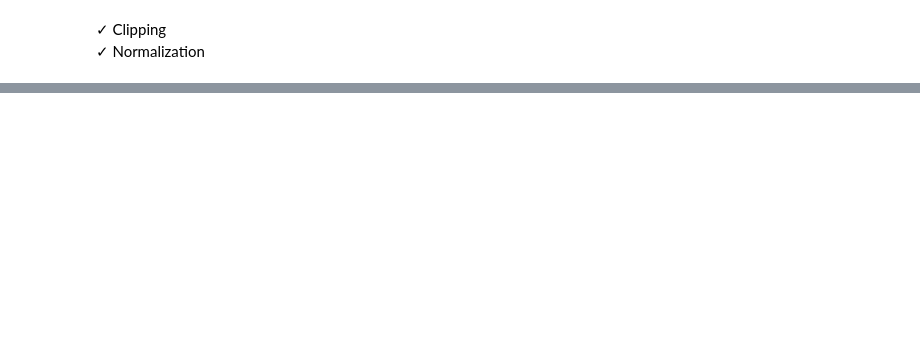
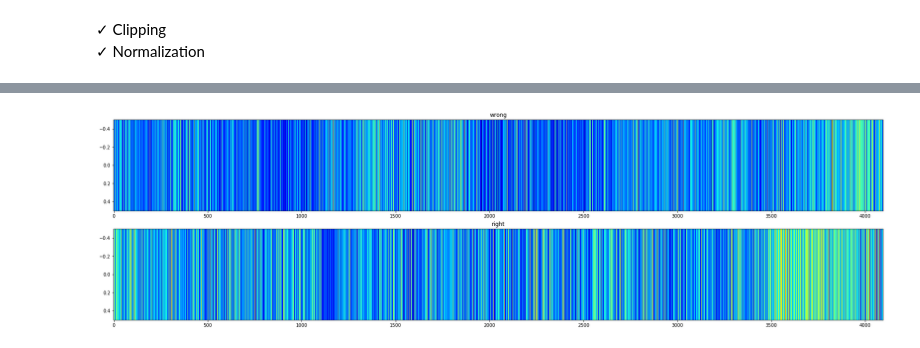
Before and after one commit to sheep02/kaggle, a Jupyter notebook: LANL-Earthquake-Prediction/notebook/LANL EDA.ipynb, the cells around one changed output, grey strips where cells are left out. Cells and saved outputs as stored; diff of their text form; code cells hidden in the pictures; blank space fills up the shorter version.

```diff
--- a/LANL-Earthquake-Prediction/notebook/LANL EDA.ipynb
+++ b/LANL-Earthquake-Prediction/notebook/LANL EDA.ipynb
@@ -644,7 +644,7 @@ Correct: 1309
 Oh...
 Next, try clipping.
 # %%
-for pad in np.random.randint(0, high=1200_000-seg_nrows-1, size=5): #[436961]:
+for pad in np.random.randint(0, high=1200_000-seg_nrows-1, size=4*5): #[436961]:
     print(pad)
     print(f"Correct: {4096-(((pad + 4096) - 4094) % 4096)}")
 
@@ -665,7 +665,7 @@ for pad in np.random.randint(0, high=1200_000-seg_nrows-1, size=5): #[436961]:
         )
     )
 
-    breakpoints_0 = np.argsort(np.array(distances).T)[:,::-1][:,:20]
+    breakpoints_0 = np.argsort(np.array(distances).T)[:,::-1][:,:50]
 
     distances = []
 
@@ -684,9 +684,9 @@ for pad in np.random.randint(0, high=1200_000-seg_nrows-1, size=5): #[436961]:
         )
     )
 
-    breakpoints_1 = (start_idx + np.argsort(np.array(distances).T)[:,::-1][:,:20]) % 4096
+    breakpoints_1 = (start_idx + np.argsort(np.array(distances).T)[:,::-1][:,:100]) % 4096
 
-    print(breakpoints_0, '\n',breakpoints_1)
+    print(breakpoints_0)#, '\n',breakpoints_1)
 
     answer = 0
     if breakpoints_0[0][0] == breakpoints_0[1][0] == breakpoints_0[2][0]:
@@ -784 +785,4 @@ plt.grid(False)
+# %%
+def calc_distances(a, b):
+    return [distance.cosine(a, b), distance.euclidean(a, b), 1-metrics.r2_score(a, b)] #, lb_keogh(ts_query=b, ts_candidate=a, radius=1)]
 # %%
@@ -943,0 +885,27 @@ KeyboardInterrupt:
+# %%
+
+
+fig, ax = plt.subplots(2, 1, figsize=(30,8))
+
+for j, (tag, pad) in enumerate({"wrong": 985345, "right": 223299}.items()): #correct 1789, 1979
+
+    distances = []
+
+    for i in range(4096-1):
+        distances.append(
+            distance.cosine(
+                zscore(np.clip(aco.acoustic_data.values[pad:pad+seg_nrows][:end_idx][i::4096], -10, 10)  ) ,
+                zscore(np.clip(aco.acoustic_data.values[pad:pad+seg_nrows][:end_idx][i+1::4096], -10, 10))
+            )
+        )
+
+    distances.append(
+        distance.cosine(
+            zscore(np.clip(aco.acoustic_data.values[pad:pad+seg_nrows][:end_idx+1][i+1::4096], -10, 10)),
+            zscore(np.clip(aco.acoustic_data.values[pad:pad+seg_nrows][:end_idx+1][(i+1)+1::4096], -10, 10))
+        )
+    )
+    ax[j].set_title(tag)
+    ax[j].imshow(np.array(distances)[np.newaxis,:], cmap="jet", aspect="auto")
+# %% [output]
+[figure, added]
```
Also changed, not shown: parts of 7 cells of this notebook.
